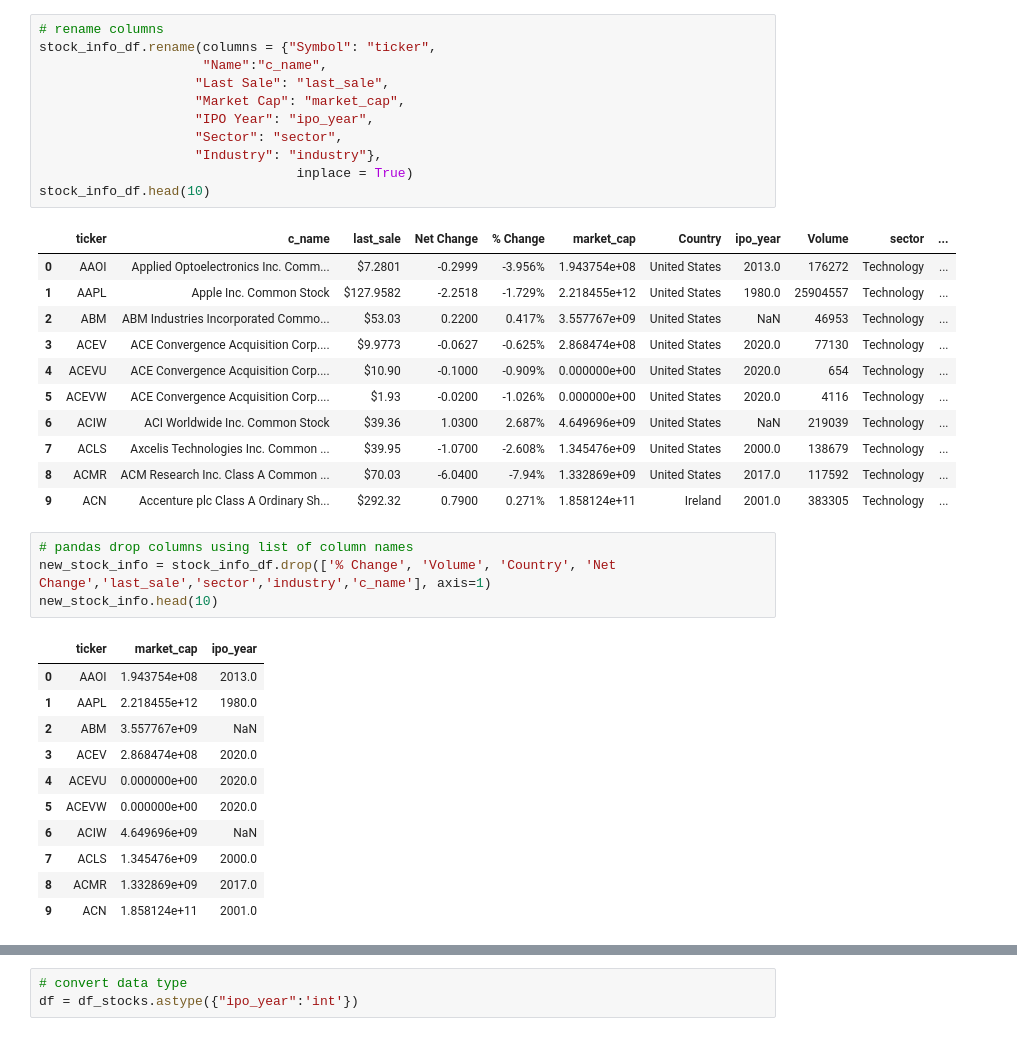
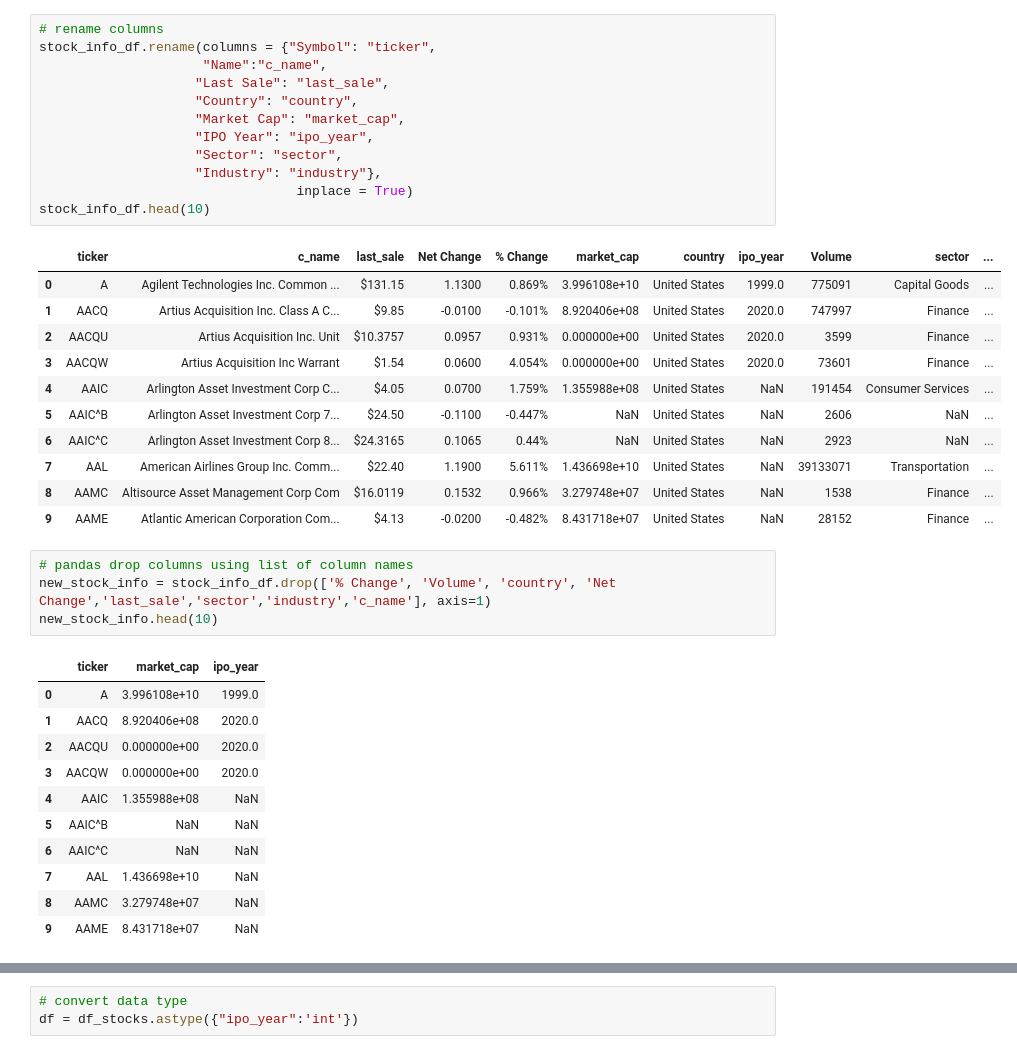
Before and after one commit to DanMarks12/Final_Project_Group5, a Jupyter notebook: SQL_database/Tech_Stocks.ipynb, the cells around one changed output, grey strips where cells are left out. Cells and saved outputs as stored; diff of their text form.

```diff
--- a/SQL_database/Tech_Stocks.ipynb
+++ b/SQL_database/Tech_Stocks.ipynb
@@ -33,42 +35,43 @@ stock_info_df.head(10)
 # %%
 # rename columns
 stock_info_df.rename(columns = {"Symbol": "ticker",
                      "Name":"c_name",
                     "Last Sale": "last_sale",
+                    "Country": "country",
                     "Market Cap": "market_cap",
                     "IPO Year": "ipo_year",
                     "Sector": "sector",
                     "Industry": "industry"},
                                  inplace = True)
 stock_info_df.head(10)
 # %% [output]
-|  | ticker | c_name | last_sale | Net Change | % Change | market_cap | Country | ipo_year | Volume | sector | ... |
-| 0 | AAOI | Applied Optoelectronics Inc. Comm... | $7.2801 | -0.2999 | -3.956% | 1.943754e+08 | United States | 2013.0 | 176272 | Technology | ... |
-| 1 | AAPL | Apple Inc. Common Stock | $127.9582 | -2.2518 | -1.729% | 2.218455e+12 | United States | 1980.0 | 25904557 | Technology | ... |
-| 2 | ABM | ABM Industries Incorporated Commo... | $53.03 | 0.2200 | 0.417% | 3.557767e+09 | United States | NaN | 46953 | Technology | ... |
-| 3 | ACEV | ACE Convergence Acquisition Corp.... | $9.9773 | -0.0627 | -0.625% | 2.868474e+08 | United States | 2020.0 | 77130 | Technology | ... |
-| 4 | ACEVU | ACE Convergence Acquisition Corp.... | $10.90 | -0.1000 | -0.909% | 0.000000e+00 | United States | 2020.0 | 654 | Technology | ... |
-| 5 | ACEVW | ACE Convergence Acquisition Corp.... | $1.93 | -0.0200 | -1.026% | 0.000000e+00 | United States | 2020.0 | 4116 | Technology | ... |
-| 6 | ACIW | ACI Worldwide Inc. Common Stock | $39.36 | 1.0300 | 2.687% | 4.649696e+09 | United States | NaN | 219039 | Technology | ... |
-| 7 | ACLS | Axcelis Technologies Inc. Common ... | $39.95 | -1.0700 | -2.608% | 1.345476e+09 | United States | 2000.0 | 138679 | Technology | ... |
-| 8 | ACMR | ACM Research Inc. Class A Common ... | $70.03 | -6.0400 | -7.94% | 1.332869e+09 | United States | 2017.0 | 117592 | Technology | ... |
-| 9 | ACN | Accenture plc Class A Ordinary Sh... | $292.32 | 0.7900 | 0.271% | 1.858124e+11 | Ireland | 2001.0 | 383305 | Technology | ... |
+|  | ticker | c_name | last_sale | Net Change | % Change | market_cap | country | ipo_year | Volume | sector | ... |
+| 0 | A | Agilent Technologies Inc. Common ... | $131.15 | 1.1300 | 0.869% | 3.996108e+10 | United States | 1999.0 | 775091 | Capital Goods | ... |
+| 1 | AACQ | Artius Acquisition Inc. Class A C... | $9.85 | -0.0100 | -0.101% | 8.920406e+08 | United States | 2020.0 | 747997 | Finance | ... |
+| 2 | AACQU | Artius Acquisition Inc. Unit | $10.3757 | 0.0957 | 0.931% | 0.000000e+00 | United States | 2020.0 | 3599 | Finance | ... |
+| 3 | AACQW | Artius Acquisition Inc Warrant | $1.54 | 0.0600 | 4.054% | 0.000000e+00 | United States | 2020.0 | 73601 | Finance | ... |
+| 4 | AAIC | Arlington Asset Investment Corp C... | $4.05 | 0.0700 | 1.759% | 1.355988e+08 | United States | NaN | 191454 | Consumer Services | ... |
+| 5 | AAIC^B | Arlington Asset Investment Corp 7... | $24.50 | -0.1100 | -0.447% | NaN | United States | NaN | 2606 | NaN | ... |
+| 6 | AAIC^C | Arlington Asset Investment Corp 8... | $24.3165 | 0.1065 | 0.44% | NaN | United States | NaN | 2923 | NaN | ... |
+| 7 | AAL | American Airlines Group Inc. Comm... | $22.40 | 1.1900 | 5.611% | 1.436698e+10 | United States | NaN | 39133071 | Transportation | ... |
+| 8 | AAMC | Altisource Asset Management Corp Com | $16.0119 | 0.1532 | 0.966% | 3.279748e+07 | United States | NaN | 1538 | Finance | ... |
+| 9 | AAME | Atlantic American Corporation Com... | $4.13 | -0.0200 | -0.482% | 8.431718e+07 | United States | NaN | 28152 | Finance | ... |
 # %%
 # pandas drop columns using list of column names
-new_stock_info = stock_info_df.drop(['% Change', 'Volume', 'Country', 'Net Change','last_sale','sector','industry','c_name'], axis=1)
+new_stock_info = stock_info_df.drop(['% Change', 'Volume', 'country', 'Net Change','last_sale','sector','industry','c_name'], axis=1)
 new_stock_info.head(10)
 # %% [output]
 |  | ticker | market_cap | ipo_year |
-| 0 | AAOI | 1.943754e+08 | 2013.0 |
-| 1 | AAPL | 2.218455e+12 | 1980.0 |
-| 2 | ABM | 3.557767e+09 | NaN |
-| 3 | ACEV | 2.868474e+08 | 2020.0 |
-| 4 | ACEVU | 0.000000e+00 | 2020.0 |
-| 5 | ACEVW | 0.000000e+00 | 2020.0 |
-| 6 | ACIW | 4.649696e+09 | NaN |
-| 7 | ACLS | 1.345476e+09 | 2000.0 |
-| 8 | ACMR | 1.332869e+09 | 2017.0 |
-| 9 | ACN | 1.858124e+11 | 2001.0 |
+| 0 | A | 3.996108e+10 | 1999.0 |
+| 1 | AACQ | 8.920406e+08 | 2020.0 |
+| 2 | AACQU | 0.000000e+00 | 2020.0 |
+| 3 | AACQW | 0.000000e+00 | 2020.0 |
+| 4 | AAIC | 1.355988e+08 | NaN |
+| 5 | AAIC^B | NaN | NaN |
+| 6 | AAIC^C | NaN | NaN |
+| 7 | AAL | 1.436698e+10 | NaN |
+| 8 | AAMC | 3.279748e+07 | NaN |
+| 9 | AAME | 8.431718e+07 | NaN |
 # %%
 # Remove rows that have at least 1 null value.
 df_stocks = new_stock_info.dropna()
```
Also changed, not shown: parts of 5 cells of this notebook.
